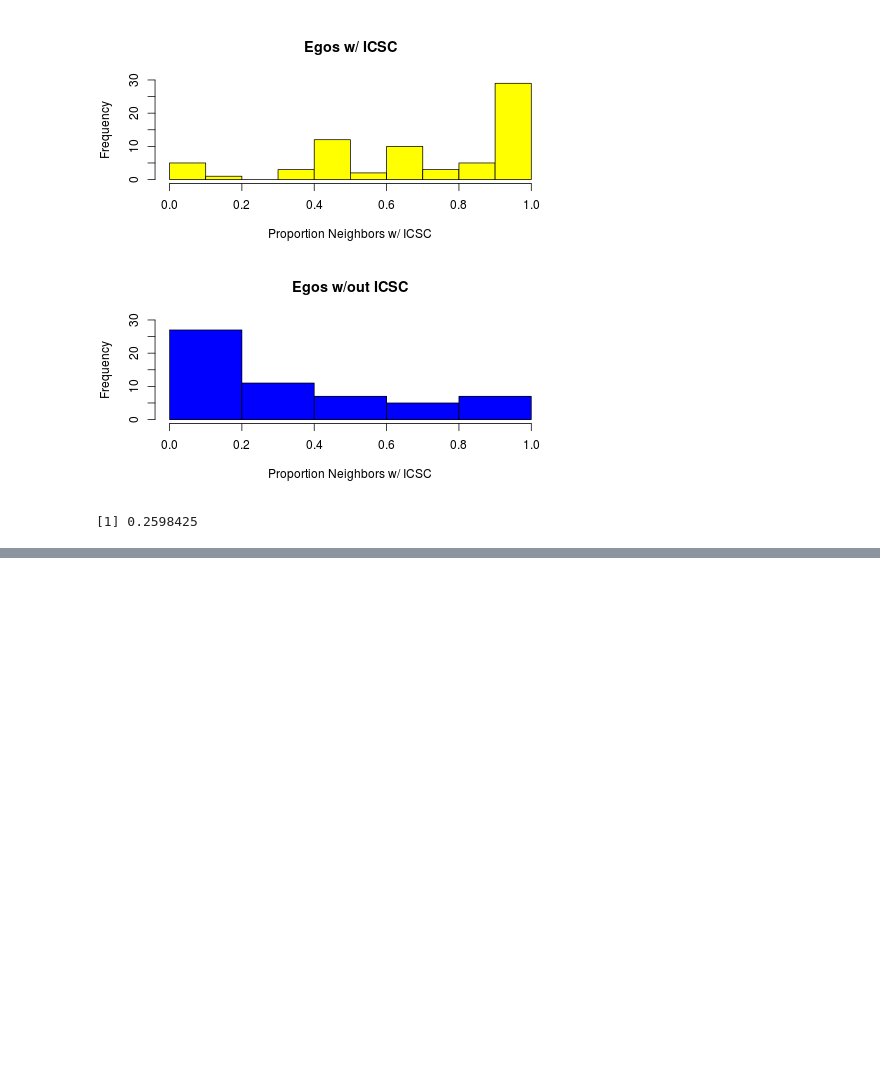
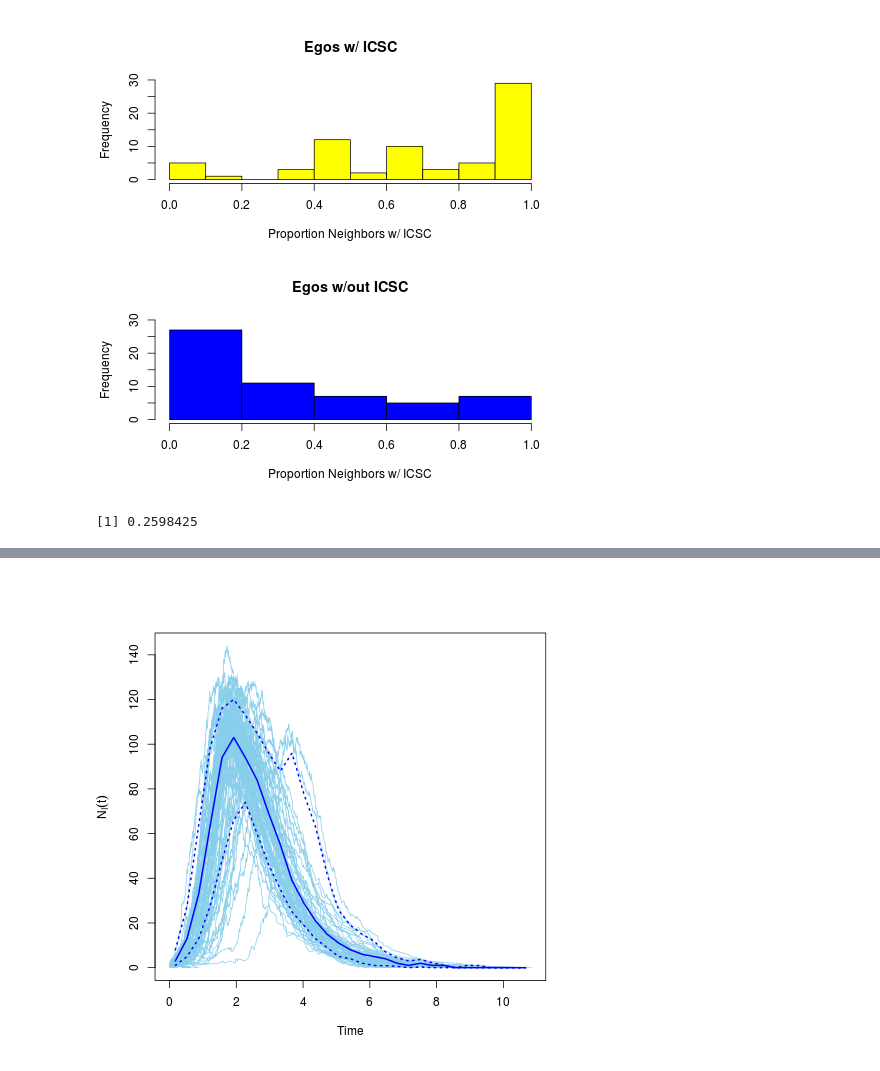
Before and after one commit to anhnguyendepocen/visual, a Jupyter notebook: part3/B_Network/ch08/08_Modeling_and_Predction_for_Processes_on_Network_Graphs.ipynb, the cells around one changed output, grey strips where cells are left out. Saved outputs shown, nothing was run; the diff lists cells and outputs as text; code cells hidden in the pictures; blank space fills up the shorter version.

```diff
--- a/part3/B_Network/ch08/08_Modeling_and_Predction_for_Processes_on_Network_Graphs.ipynb
+++ b/part3/B_Network/ch08/08_Modeling_and_Predction_for_Processes_on_Network_Graphs.ipynb
@@ -98,0 +256,15 @@ ERROR: Error in as.vector(x): 객체 'icst.ida'를 찾을 수 없습니다
+# %%
+gl <- list()
+gl$ba <- barabasi.game(250, m=5, directed=FALSE)
+gl$er <- erdos.renyi.game(250, 1250, type=c("gnm"))
+gl$ws <- watts.strogatz.game(1, 100, 12, 0.01)
+# %%
+beta <- 0.5
+gamma <- 1
+ntrials <- 100
+# %%
+sim <- lapply(gl, sir, beta=beta, gamma=gamma, no.sim=ntrials)
+# %%
+plot(sim$er)
+# %% [output]
+[figure, added]
```
Also changed, not shown: parts of 71 cells of this notebook, 1 other file.
